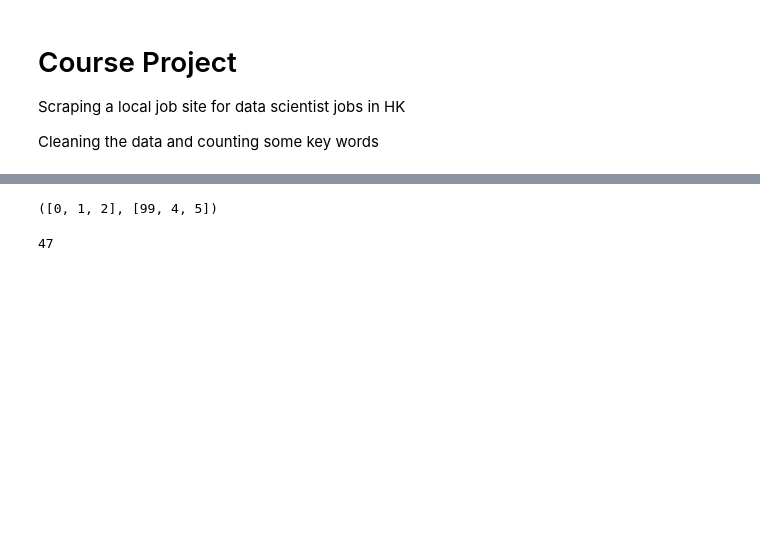
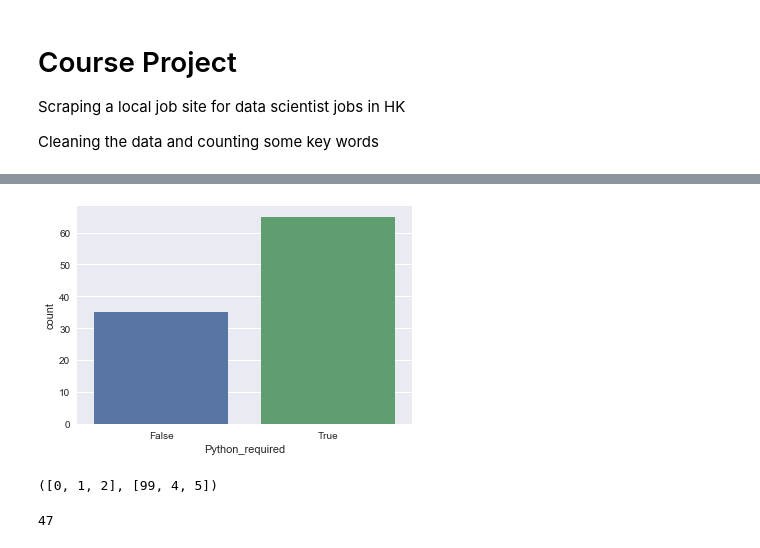
Before and after one commit to tomfischersz/Xccelerate_Project01, a Jupyter notebook: Project_01_CleanData_v01.ipynb, the cells around one changed output, grey strips where cells are left out. Cells and saved outputs as stored; diff of their text form; code cells hidden in the pictures; blank space fills up the shorter version.

```diff
--- a/Project_01_CleanData_v01.ipynb
+++ b/Project_01_CleanData_v01.ipynb
@@ -94,3 +64,9 @@ c
+# %%
+sns.set(style="darkgrid")
+ax = sns.countplot(x=df['R_required'])
+ax = sns.countplot(x=df['Python_required'])
+# %% [output]
+[figure, added]
 # %%
 b[0] = 99
 c
```
Also changed, not shown: parts of 15 cells of this notebook.
